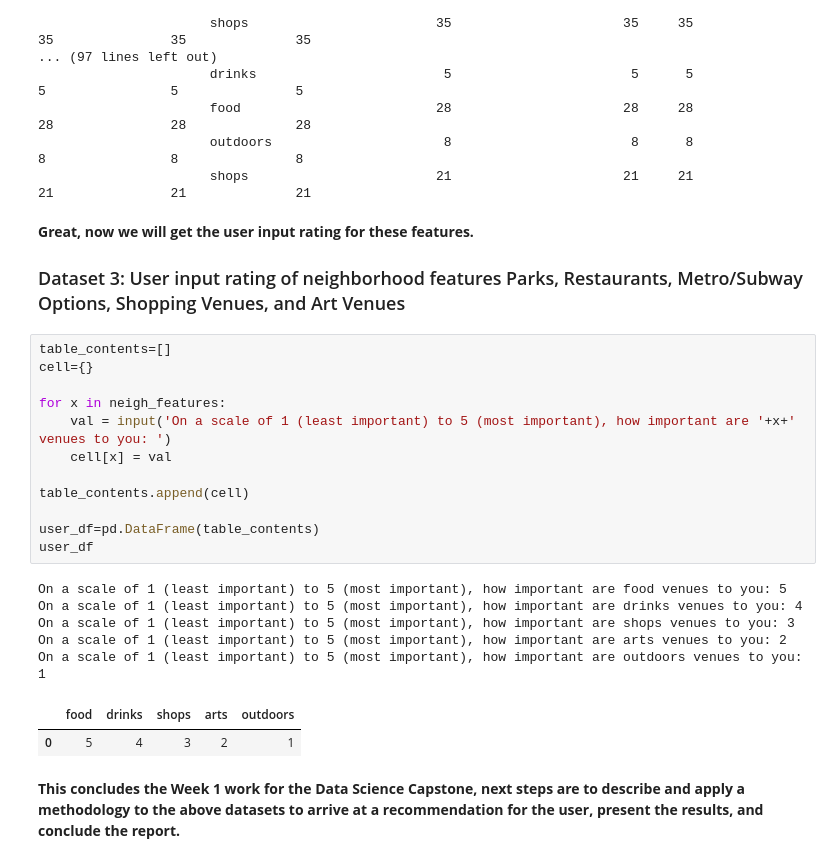
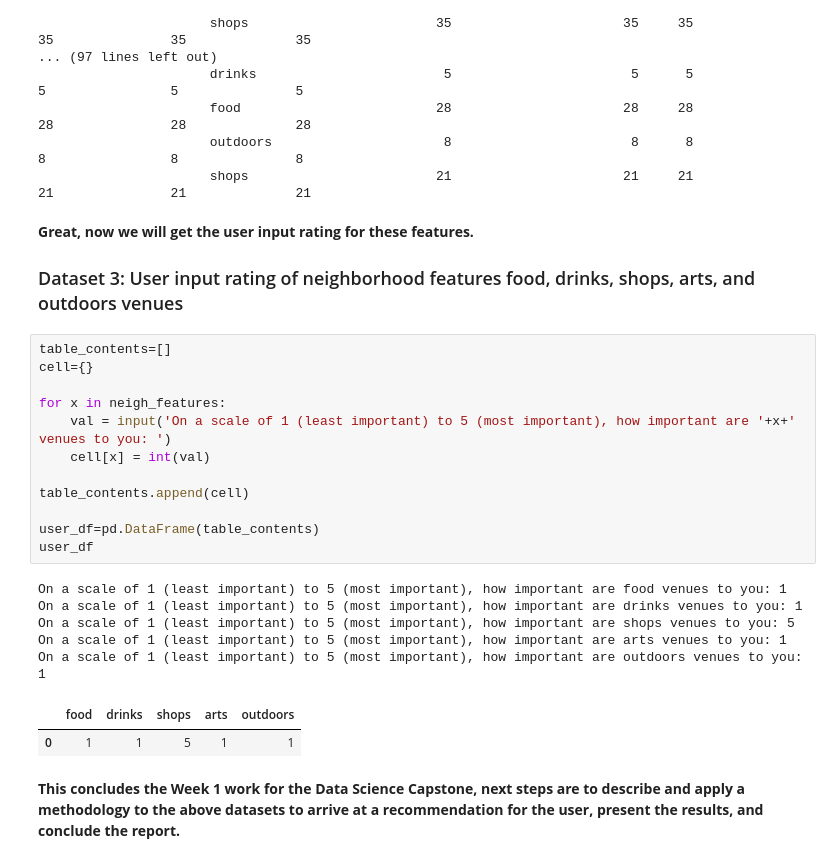
Before and after one commit to jacksonsduke/Data-Science-Capstone, a Jupyter notebook: Neighborhood Recommendation .ipynb, the cells around one changed output. Saved outputs shown, nothing was run; the diff lists cells and outputs as text.

```diff
--- a/Neighborhood Recommendation .ipynb
+++ b/Neighborhood Recommendation .ipynb
@@ -350,26 +364,26 @@ Neighborhood          Feature
                       shops                        21                      21     21              21               21              21
 # %% [markdown]
 <b>Great, now we will get the user input rating for these features.</b>
-<h3>Dataset 3: User input rating of neighborhood features Parks, Restaurants, Metro/Subway Options, Shopping Venues, and Art Venues</h3>
+<h3>Dataset 3: User input rating of neighborhood features food, drinks, shops, arts, and outdoors venues</h3>
 # %%
 table_contents=[]
 cell={}
 
 for x in neigh_features:
     val = input('On a scale of 1 (least important) to 5 (most important), how important are '+x+' venues to you: ')
-    cell[x] = val
+    cell[x] = int(val)
 
 table_contents.append(cell)
 
 user_df=pd.DataFrame(table_contents)
 user_df
 # %% [output]
-On a scale of 1 (least important) to 5 (most important), how important are food venues to you: 5
-On a scale of 1 (least important) to 5 (most important), how important are drinks venues to you: 4
-On a scale of 1 (least important) to 5 (most important), how important are shops venues to you: 3
-On a scale of 1 (least important) to 5 (most important), how important are arts venues to you: 2
+On a scale of 1 (least important) to 5 (most important), how important are food venues to you: 1
+On a scale of 1 (least important) to 5 (most important), how important are drinks venues to you: 1
+On a scale of 1 (least important) to 5 (most important), how important are shops venues to you: 5
+On a scale of 1 (least important) to 5 (most important), how important are arts venues to you: 1
 On a scale of 1 (least important) to 5 (most important), how important are outdoors venues to you: 1
 |  | food | drinks | shops | arts | outdoors |
-| 0 | 5 | 4 | 3 | 2 | 1 |
+| 0 | 1 | 1 | 5 | 1 | 1 |
 # %% [markdown]
 <b>This concludes the Week 1 work for the Data Science Capstone, next steps are to describe and apply a methodology to the above datasets to arrive at a recommendation for the user, present the results, and conclude the report.</b>
```
Also changed, not shown: parts of 29 cells of this notebook.
